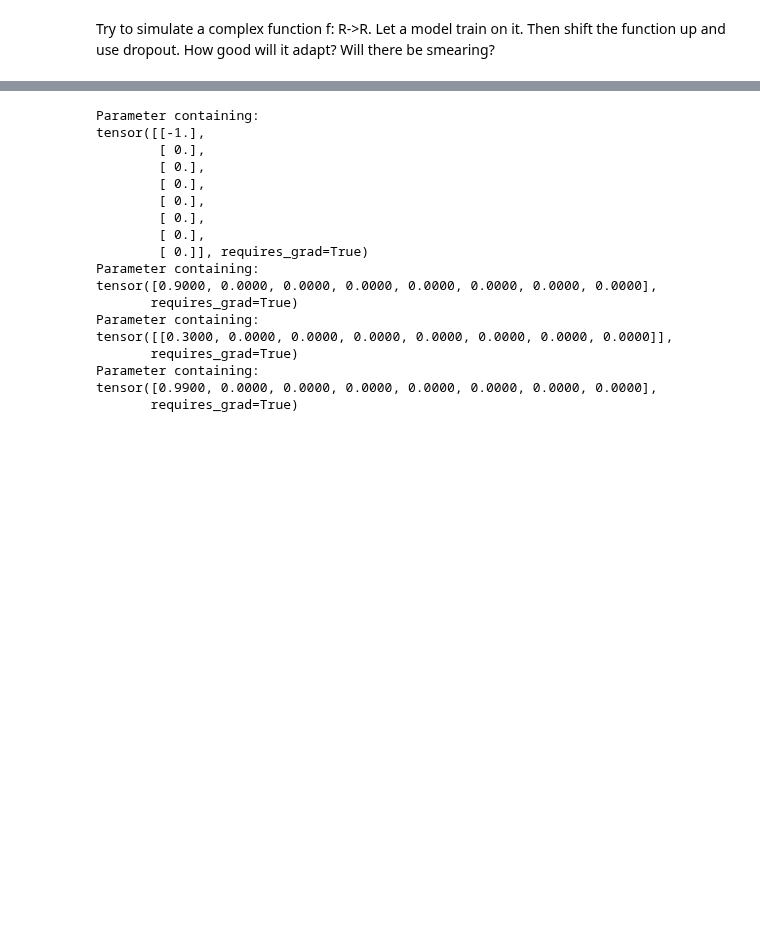
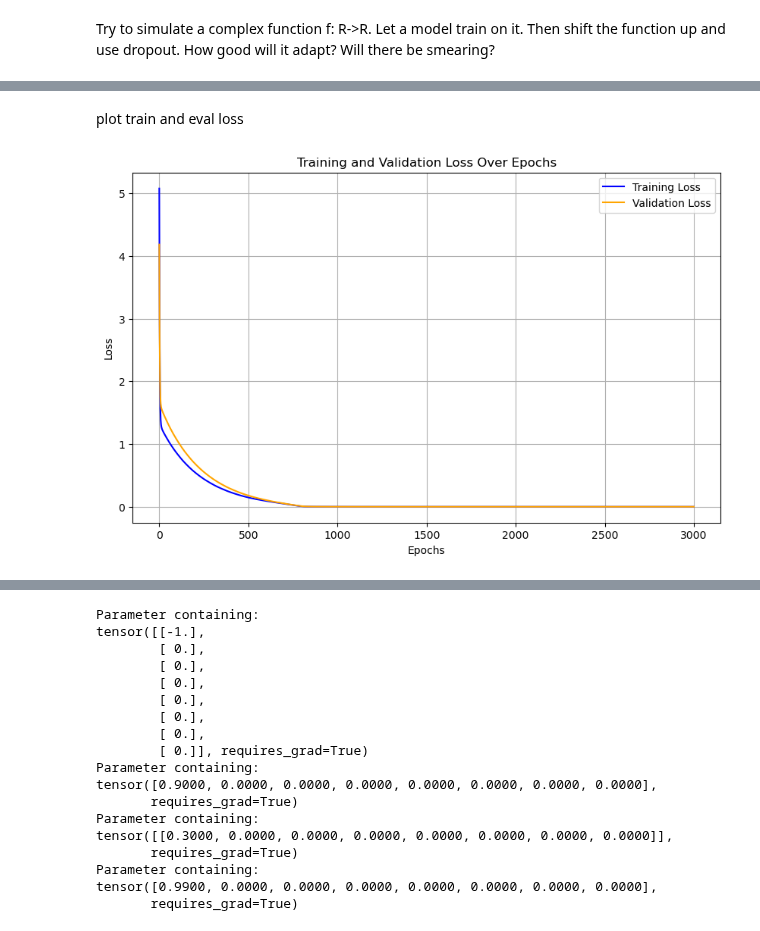
Before and after one commit to Ricu/fantastic-umbrella, a Jupyter notebook: test.ipynb, the cells around one changed output, grey strips where cells are left out. Saved outputs shown, nothing was run; the diff lists cells and outputs as text; code cells hidden in the pictures; blank space fills up the shorter version.

```diff
--- a/test.ipynb
+++ b/test.ipynb
@@ -220,0 +347,15 @@ TypeError: linear(): argument 'input' (position 1) must be Tensor, not list
+# %%
+class LinearNet(nn.Module):
+    def __init__(self, hidden_size=256, dropout_p=0):
+        super().__init__()
+        self.fc1 = nn.Linear(1, hidden_size)
+        self.relu = nn.ReLU()
+        self.do = nn.Dropout(p=dropout_p)
+        self.fc2 = nn.Linear(hidden_size, 1)
+
+    def forward(self, x):
+        x = self.fc1(x)
+        x = self.relu(x)
+        x = self.do(x)
+        x = self.fc2(x)
+        return x
@@ -220,0 +364,19 @@ TypeError: linear(): argument 'input' (position 1) must be Tensor, not list
+# %%
+sgd_parameters = {
+    'lr':1e-3,        # undefined
+    'momentum':0,   # 0
+    'dampening':0,    # 0
+    'weight_decay':0  # 0
+}
+loss_fn = nn.MSELoss()
+model = LinearNet(dropout_p=0, hidden_size=2)
+optimizer = torch.optim.SGD(model.parameters(), **sgd_parameters)
+use_modded = False
+
+hist = train_model(
+    model,
+    dataloaders,
+    loss_fn,
+    optimizer,
+    num_epochs=3000
+    )
@@ -220,0 +401,6 @@ TypeError: linear(): argument 'input' (position 1) must be Tensor, not list
+# %% [markdown]
+plot train and eval loss
+# %%
+plot_loss_hist(hist["train"],hist["eval"])
+# %% [output]
+[figure, added]
```
Also changed, not shown: parts of 59 cells of this notebook.
